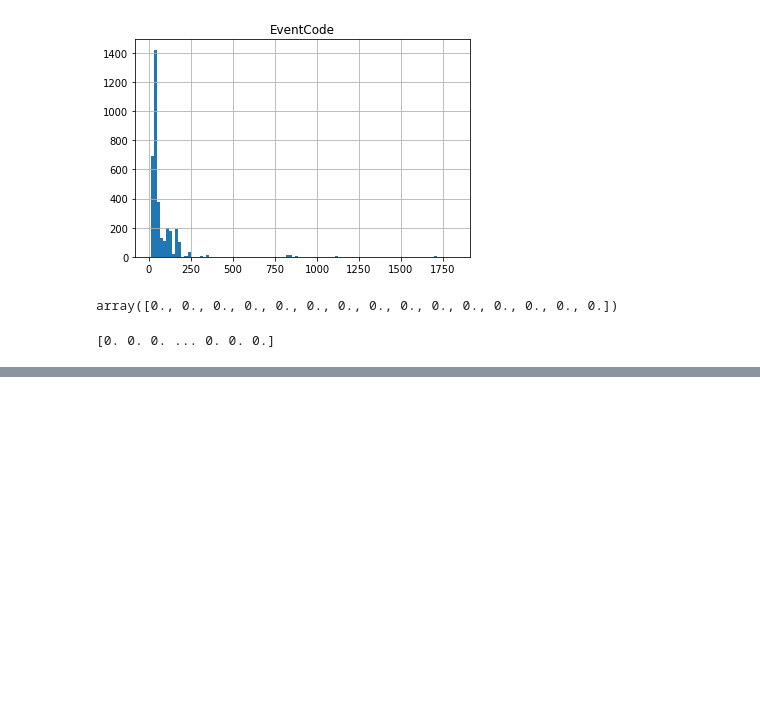
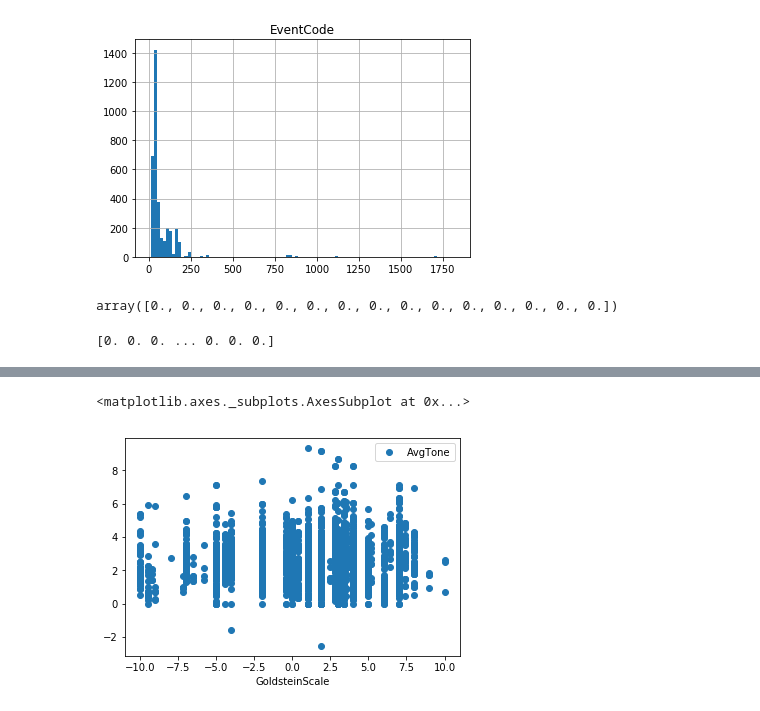
Before and after one commit to AminMekacher/GDELT-Project, a Jupyter notebook: Notebooks/090214_Swiss.ipynb, the cells around one changed output, grey strips where cells are left out. Cells and saved outputs as stored; diff of their text form; code cells hidden in the pictures; blank space fills up the shorter version.

```diff
--- a/Notebooks/090214_Swiss.ipynb
+++ b/Notebooks/090214_Swiss.ipynb
@@ -101,0 +142,8 @@ plt.spy(swiss_adj)
+# %%
+# Eigenmap using Goldstein Scale and AvgTone. The goal is to see if there is any correlation between these two indicators
+
+avgtone_df = swiss_df['AvgTone']
+swiss_df.plot(x='GoldsteinScale', y='AvgTone', style='o')
+# %% [output]
+<matplotlib.axes._subplots.AxesSubplot at 0x...>
+[figure, added]
```
Also changed, not shown: parts of 11 cells of this notebook, 6 other files.
